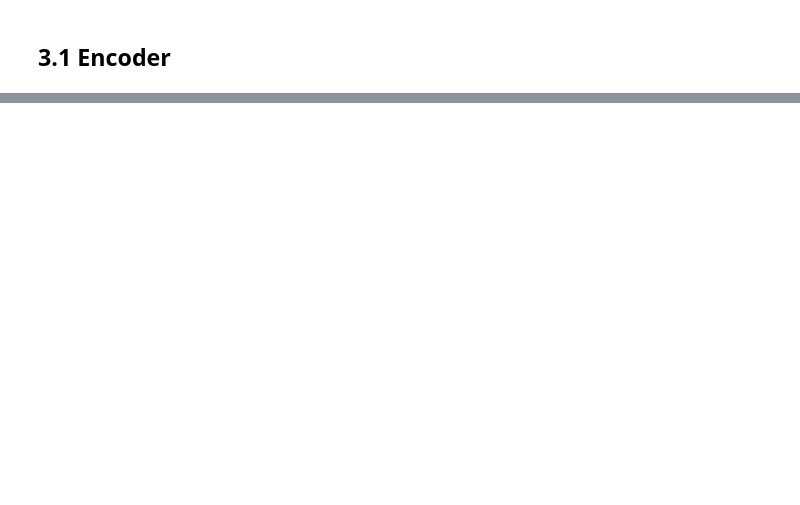
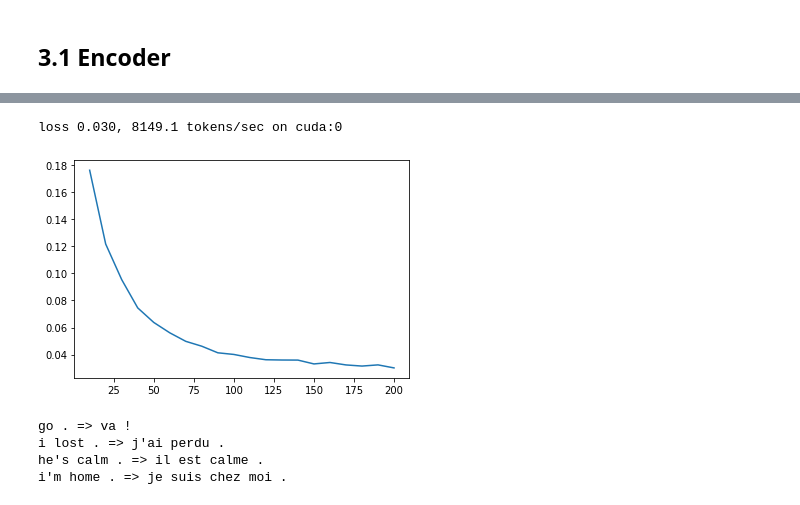
Before and after one commit to vankhoa21991/cyberlab, a Jupyter notebook: tutorial/week6_attention/theory.ipynb, the cells around one changed output, grey strips where cells are left out. Drawn from its saved outputs; the diff is of its cells as text; code cells hidden in the pictures; blank space fills up the shorter version.

```diff
--- a/tutorial/week6_attention/theory.ipynb
+++ b/tutorial/week6_attention/theory.ipynb
@@ -130,3 +65,0 @@ show_heatmaps(P, xlabel='Column (encoding dimension)',
-# %%
-num_hiddens, num_heads = 100, 5
-attention = MultiHeadAttention(4,4,4,num_hiddens, num_heads, 0.5)
@@ -184,0 +298,6 @@ tensor([[[ 0.0000,  0.0000,  0.0000,  0.0000],
+# %%
+decoder_blk = DecoderBlock(24, 24, 24, 24, [100, 24], 24, 48, 8, 0.5, 0)
+decoder_blk.eval()
+X = torch.ones((2, 100, 24))
+state = [encoder_blk(X, valid_lens), valid_lens, [None]]
+decoder_blk(X, state)[0].shape
@@ -184,0 +343,16 @@ tensor([[[ 0.0000,  0.0000,  0.0000,  0.0000],
+# %%
+class MaskedSoftmaxCELoss(nn.CrossEntropyLoss):
+    """The softmax cross-entropy loss with masks.
+
+    Defined in :numref:`sec_seq2seq_decoder`"""
+    # `pred` shape: (`batch_size`, `num_steps`, `vocab_size`)
+    # `label` shape: (`batch_size`, `num_steps`)
+    # `valid_len` shape: (`batch_size`,)
+    def forward(self, pred, label, valid_len):
+        weights = torch.ones_like(label)
+        weights = sequence_mask(weights, valid_len)
+        self.reduction='none'
+        unweighted_loss = super(MaskedSoftmaxCELoss, self).forward(
+            pred.permute(0, 2, 1), label)
+        weighted_loss = (unweighted_loss * weights).mean(dim=1)
+        return weighted_loss
@@ -184,0 +361,18 @@ tensor([[[ 0.0000,  0.0000,  0.0000,  0.0000],
+# %%
+num_hiddens, num_layers, dropout, batch_size, num_steps = 32, 2, 0.1, 64, 10
+lr, num_epochs, device = 0.005, 200, 'cuda:0'
+ffn_num_input, ffn_num_hiddens, num_heads = 32, 64, 4
+key_size, query_size, value_size = 32, 32, 32
+norm_shape = [32]
+
+train_iter, src_vocab, tgt_vocab = utils.load_data_nmt(batch_size, num_steps)
+
+encoder = TransformerEncoder(
+    len(src_vocab), key_size, query_size, value_size, num_hiddens,
+    norm_shape, ffn_num_input, ffn_num_hiddens, num_heads,
+    num_layers, dropout)
+decoder = TransformerDecoder(
+    len(tgt_vocab), key_size, query_size, value_size, num_hiddens,
+    norm_shape, ffn_num_input, ffn_num_hiddens, num_heads,
+    num_layers, dropout)
+net = utils.EncoderDecoder(encoder, decoder)
@@ -184,0 +434,5 @@ tensor([[[ 0.0000,  0.0000,  0.0000,  0.0000],
+# %%
+train_seq2seq(net, train_iter, lr, num_epochs, tgt_vocab, device)
+# %% [output]
+loss 0.030, 8149.1 tokens/sec on cuda:0
+[figure, added]
@@ -184,0 +475,12 @@ tensor([[[ 0.0000,  0.0000,  0.0000,  0.0000],
+# %%
+engs = ['go .', "i lost .", 'he\'s calm .', 'i\'m home .']
+fras = ['va !', 'j\'ai perdu .', 'il est calme .', 'je suis chez moi .']
+for eng, fra in zip(engs, fras):
+    translation, dec_attention_weight_seq = predict_seq2seq(
+        net, eng, src_vocab, tgt_vocab, num_steps, device, True)
+    print(f'{eng} => {translation}')
+# %% [output]
+go . => va !
+i lost . => j'ai perdu .
+he's calm . => il est calme .
+i'm home . => je suis chez moi .
```
Also changed, not shown: parts of 29 cells of this notebook, 9 other files.
